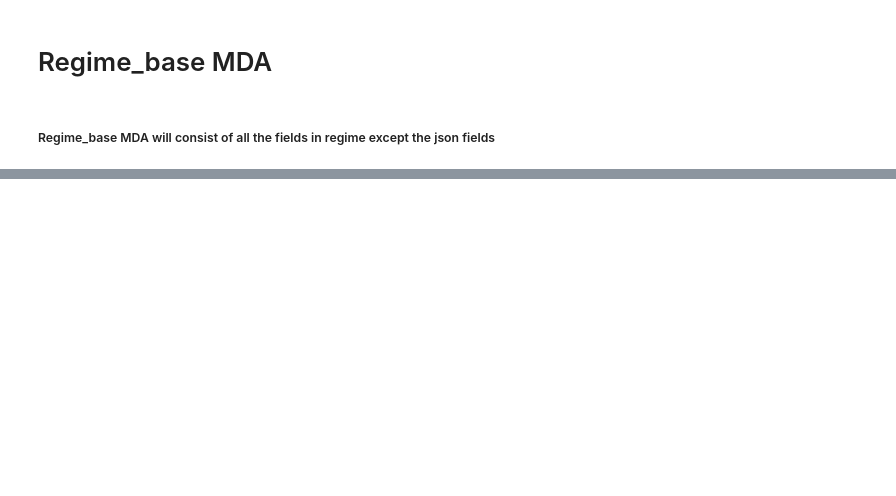
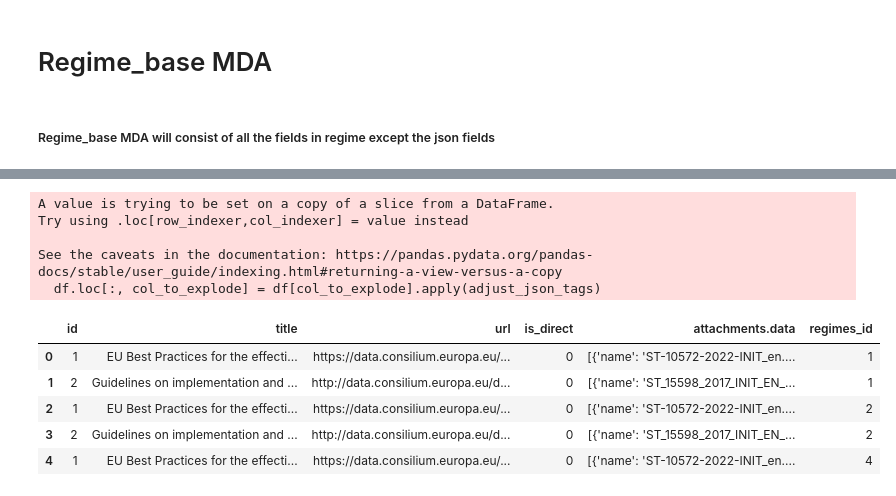
Before and after one commit to kwamemarfo/sanctions, a Jupyter notebook: Data Assets/Data Analysis.ipynb, the cells around one changed output, grey strips where cells are left out. Drawn from its saved outputs; the diff is of its cells as text; code cells hidden in the pictures; blank space fills up the shorter version.

```diff
--- a/Data Assets/Data Analysis.ipynb
+++ b/Data Assets/Data Analysis.ipynb
@@ -62,9 +67,6 @@ regime.head(2)
 ### Convert columns in "[]" to String
 # %%
 regime["programme"] = regime["programme"].str.strip("[']")
-cols = ["legal_acts_data", "measures_data", "guidances_data", "general_guidances_data"]
-for col in cols:
-    regime[col] = regime[col].str.strip("[]")
 # %% [markdown]
 ### Correct Data Types for columns
 # %%
@@ -272,0 +275,14 @@ regime_base_MDA.head(1)
+# %%
+def adjust_json_tags(row):
+    result = row.replace("{'", '{"').replace(" '", ' "').replace("':", '":').replace("',", '",').replace("'}", '"}')
+    return pd.json_normalize(json.loads(result))
+
+def get_nested_json(df, regimes_id, col_to_explode):
+    df.loc[:, col_to_explode] = df[col_to_explode].apply(adjust_json_tags)
+    #df[col_to_explode] = df[col_to_explode].apply(adjust_json_tags)
+    combined_df = pd.concat\
+    (
+        [row[col_to_explode].assign(regimes_id=row[regimes_id]) for _, row in df.iterrows()], \
+        ignore_index=True\
+    )
+    return combined_df
@@ -272,0 +425,18 @@ regime_base_MDA.head(1)
+# %%
+general_guidances_mda = get_nested_json(general_guidances_mda, 'regimes_id', 'general_guidances_data')
+# %% [output]
+A value is trying to be set on a copy of a slice from a DataFrame.
+Try using .loc[row_indexer,col_indexer] = value instead
+
+See the caveats in the documentation: https://pandas.pydata.org/pandas-docs/stable/user_guide/indexing.html#returning-a-view-versus-a-copy
+  df.loc[:, col_to_explode] = df[col_to_explode].apply(adjust_json_tags)
+# %%
+# key for table is ["id", "regimes_id"]
+general_guidances_mda.head(5)
+# %% [output]
+|  | id | title | url | is_direct | attachments.data | regimes_id |
+| 0 | 1 | EU Best Practices for the effecti... | https://data.consilium.europa.eu/... | 0 | [{'name': 'ST-10572-2022-INIT_en.... | 1 |
+| 1 | 2 | Guidelines on implementation and ... | http://data.consilium.europa.eu/d... | 0 | [{'name': 'ST_15598_2017_INIT_EN_... | 1 |
+| 2 | 1 | EU Best Practices for the effecti... | https://data.consilium.europa.eu/... | 0 | [{'name': 'ST-10572-2022-INIT_en.... | 2 |
+| 3 | 2 | Guidelines on implementation and ... | http://data.consilium.europa.eu/d... | 0 | [{'name': 'ST_15598_2017_INIT_EN_... | 2 |
+| 4 | 1 | EU Best Practices for the effecti... | https://data.consilium.europa.eu/... | 0 | [{'name': 'ST-10572-2022-INIT_en.... | 4 |
```
Also changed, not shown: parts of 67 cells of this notebook, 2 other files.
